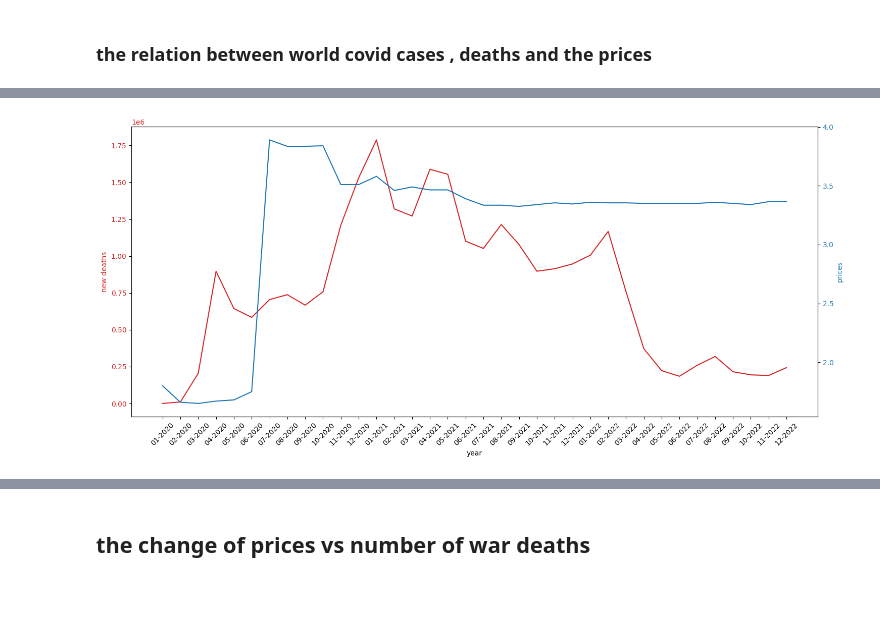
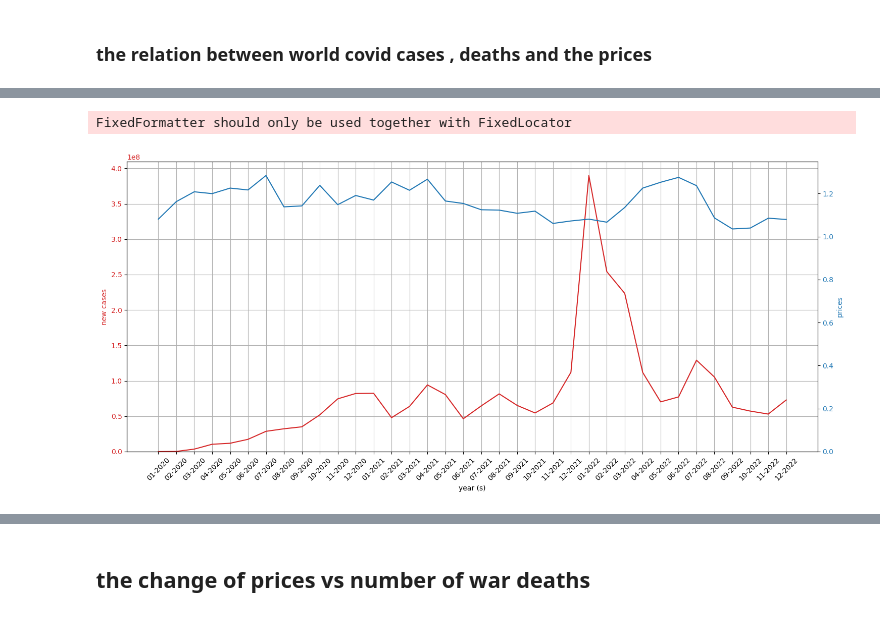
Before and after one commit to shaker113/group5_Price_Forecast, a Jupyter notebook: group_5_project.ipynb, the cells around one changed output, grey strips where cells are left out. Saved outputs shown, nothing was run; the diff lists cells and outputs as text; code cells hidden in the pictures.

Commit message:
new data set and more

```diff
--- a/group_5_project.ipynb
+++ b/group_5_project.ipynb
@@ -8,6 +9,6 @@ import datetime
 # %%
 #df = pd.read_csv('jordan_food_price.csv')
-df=pd.read_csv('wfp_food_prices_jor_h_date.csv')
+df=pd.read_csv('food_prices_jor.csv')
 population_df=pd.read_csv("Population in Jordan.csv")
 deaths_df=pd.read_excel('number of war deaths.xlsx')
 jordan_covid_df=pd.read_csv('jordan-covid-data.csv')
@@ -32,3 +29,9 @@ markets=['Al Karak','Amman','Irbid' ,'Al Aqaba','Maan']
+# %%
+catergies=df['category'].value_counts().index
+thecategory=catergies[0]
+inn = 0
+colors =['green' , 'magenta' ,'turquoise' ,'chartreuse','black','moccasin', 'olive','blueviolet']
+markets=['Al Karak','Amman','Irbid' ,'Al Aqaba','Maan']
 # %% [markdown]
 # box plot for all categories
 # %%
@@ -65,7 +118,7 @@ for category in all_categories:
 # df['month']=df['date'].apply(lambda x: int(x.split(sep='/')[0]))
 df.drop_duplicates(inplace=True) # droping the duplicates if there is any
 
-df['date'] = pd.to_datetime(df['date']) # to make new columns year , month
+df['date'] = pd.to_datetime(df['date']).dt.to_period('M') # to make new columns year , month
 df['month'] = df['date'].dt.month
 df['year'] = df['date'].dt.year
 
@@ -75,4 +128,4 @@ df['H-month']=df['H-date'].apply(lambda x :int(x.split(sep='/')[1]))  # to make
 df['H-year']=df['H-date'].apply(lambda x :int(x.split(sep='/')[2]))  # to make new columns hijri month
 df['is_ramdan']=df['H-date'].apply(lambda x :int(x.split(sep='/')[1]) in [8,9,10]) # to make new columns with true false values (true when hijri months is equal to 8,9,10)
 
-df.drop(['date','H-date'],axis=1,inplace=True) # droping the un needed columns
+df.drop(['H-date'],axis=1,inplace=True) # droping the un needed columns
@@ -253,34 +403,36 @@ world_covid_df.head()
 # %%
 
 t = world_covid_df['date'].dt.strftime('%m-%Y')
 data2 = world_covid_df['avg_prices']
-data1 = world_covid_df['new_deaths']
+data1 = world_covid_df['new_cases']
 
 fig, ax1 = plt.subplots()
 fig.set_figwidth(15)
 fig.set_figheight(7)
 
 
 color = 'tab:red'
-ax1.set_xlabel('year')
+ax1.set_xlabel('year (s)')
 ax1.set_xticklabels(t,rotation = 45)
-ax1.set_ylabel('new deaths', color=color)
+ax1.set_ylabel('new cases', color=color)
 ax1.plot(t, data1, color=color)
 ax1.tick_params(axis='y', labelcolor=color)
-# plt.grid()
+ax1.set_ylim([0,max(data1)+max(data1)*0.05])
+plt.grid()
 
 ax2 = ax1.twinx()  # instantiate a second axes that shares the same x-axis
 
 color = 'tab:blue'
 ax2.set_ylabel('prices', color=color)  # we already handled the x-label with ax1
 ax2.plot(t, data2, color=color)
 ax2.tick_params(axis='y', labelcolor=color)
+ax2.set_ylim([0,max(data2)+max(data2)*0.05])
 
-# ax2.set_ylim([0,10])
 
 
 fig.tight_layout()  # otherwise the right y-label is slightly clipped
 # plt.grid()
 plt.show()
 # %% [output]
+FixedFormatter should only be used together with FixedLocator
-[figure, old version]
+[figure, new version]
```
Also changed, not shown: parts of 34 cells of this notebook, 2 other files.
